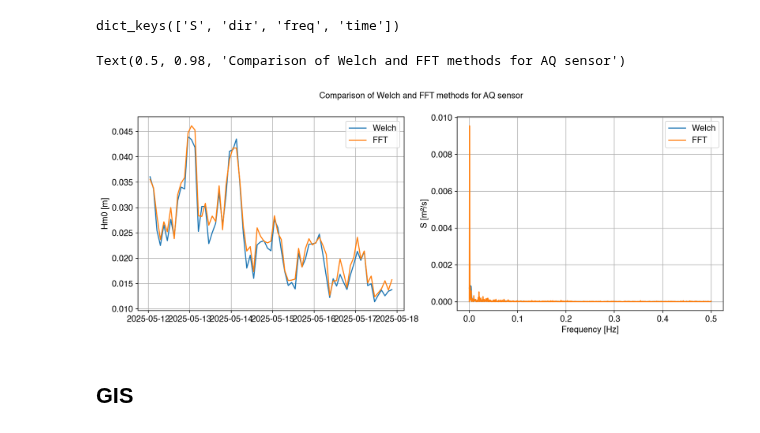
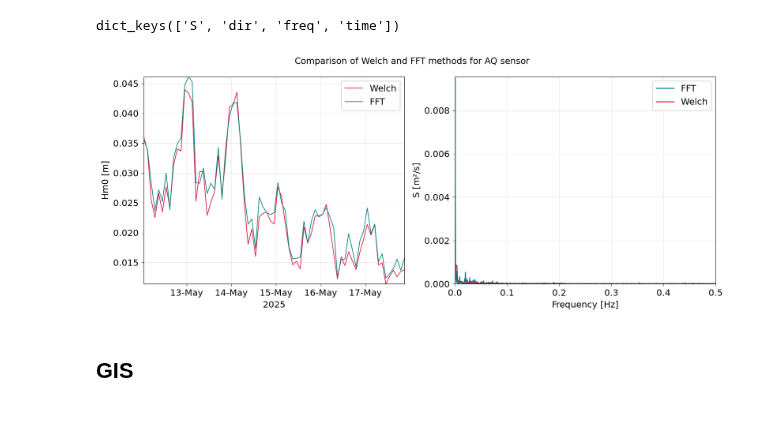
Before and after one commit to oceanicos/oceanicospy, a Jupyter notebook: examples/oceanicospy_workflow.ipynb, the cells around one changed output. Drawn from its saved outputs; the diff is of its cells as text; code cells hidden in the pictures.

```diff
--- a/examples/oceanicospy_workflow.ipynb
+++ b/examples/oceanicospy_workflow.ipynb
@@ -268,22 +268,29 @@ dict_spectra_welch['AQ'].keys()
 # %% [output]
 dict_keys(['S', 'dir', 'freq', 'time'])
 # %%
-fig, ax = plt.subplots(1,2,figsize=(15,5),sharex=False)
-ax[0].plot(dict_integral_params_welch['AQ'].index,dict_integral_params_welch['AQ']['Hm0'],label='Welch')
-ax[0].plot(dict_integral_params_fft['AQ'].index,dict_integral_params_fft['AQ']['Hm0'],label='FFT')
+fig, ax = plt.subplots(1,2,figsize=(12,5),sharex=False)
+ax[0].plot(dict_integral_params_welch['AQ'].index,dict_integral_params_welch['AQ']['Hm0'],label='Welch',color='crimson')
+ax[0].plot(dict_integral_params_fft['AQ'].index,dict_integral_params_fft['AQ']['Hm0'],label='FFT',color='teal')
 ax[0].set_ylabel('Hm0 [m]')
-ax[0].grid()
+ax[0].set_xlabel('2025')
+ax[0].grid(alpha=0.4,linewidth=0.4)
 ax[0].legend()
+ax[0].xaxis.set_major_locator(mdates.AutoDateLocator(minticks=4,maxticks=6))
+ax[0].xaxis.set_major_formatter(mdates.DateFormatter('%d-%b'))
+for label in ax[0].get_xticklabels():
+    label.set_rotation(0)
+    label.set_ha('center')
 
-ax[1].plot(dict_spectra_welch['AQ']['freq'],dict_spectra_welch['AQ']['S'][-1],label='Welch')
-ax[1].plot(dict_spectra_fft['AQ']['freq'],dict_spectra_fft['AQ']['S'][-1],label='FFT')
-ax[1].set_ylabel('S [m²/s]'); ax[1].set_xlabel('Frequency [Hz]')
-ax[1].grid()
+ax[1].plot(dict_spectra_fft['AQ']['freq'],dict_spectra_fft['AQ']['S'][-1],label='FFT',color='teal', lw=1.2)
+ax[1].plot(dict_spectra_welch['AQ']['freq'],dict_spectra_welch['AQ']['S'][-1],label='Welch',color='crimson', lw=1.2)
+ax[1].set_ylabel('S [m²/s]')
+ax[1].set_xlabel('Frequency [Hz]')
+ax[1].grid(alpha=0.4,linewidth=0.4)
 ax[1].legend()
 fig.suptitle('Comparison of Welch and FFT methods for AQ sensor')
+fig.tight_layout()
 # %% [output]
-Text(0.5, 0.98, 'Comparison of Welch and FFT methods for AQ sensor')
-[figure, old version]
+[figure, new version]
 # %% [markdown]
 ## GIS
 # %% [markdown]
```
Also changed, not shown: parts of 3 cells of this notebook, 1 other file.
